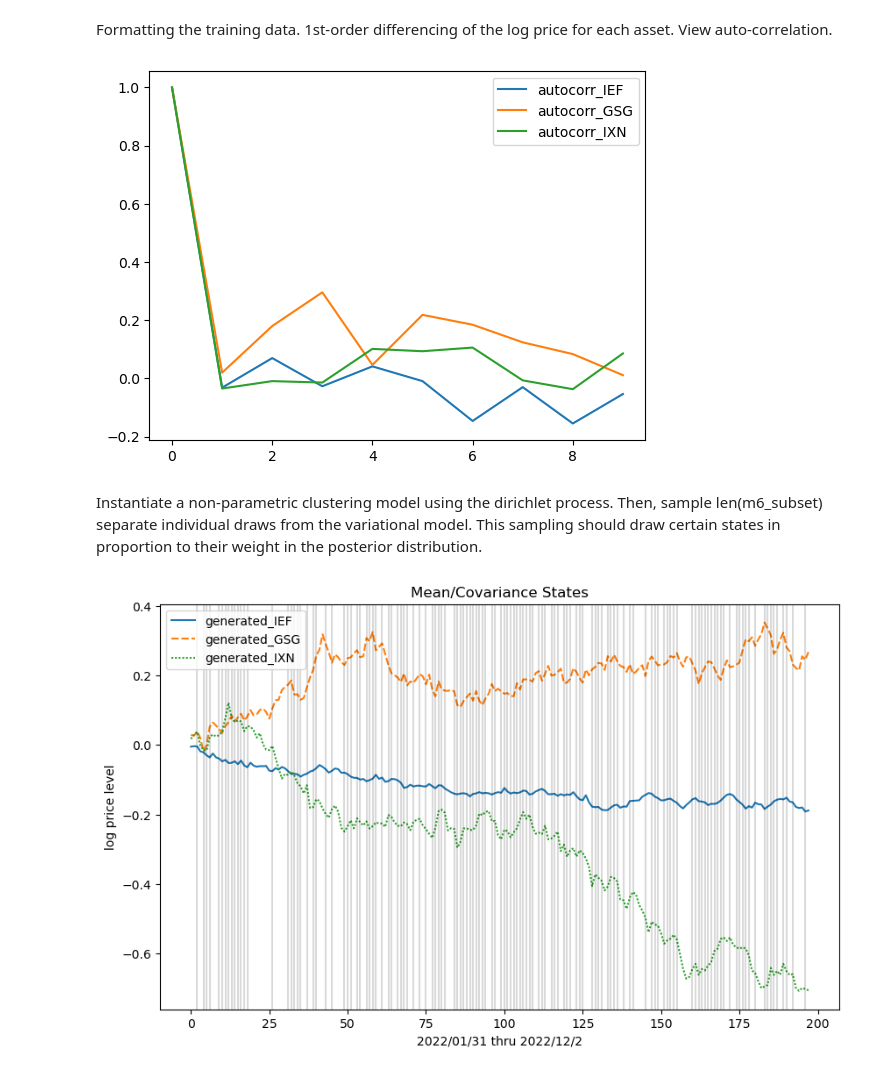
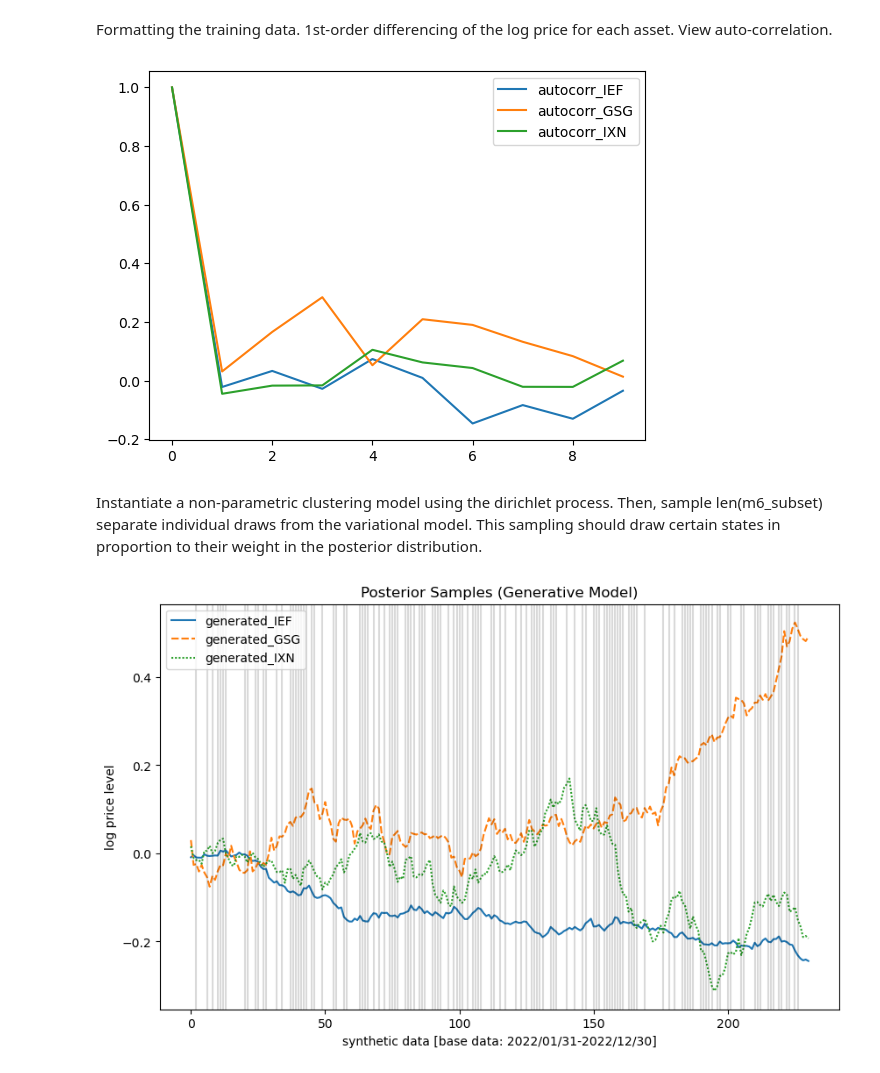
Before and after one commit to regimelab/notebooks, a Jupyter notebook: generative_model.ipynb, the cells around one changed output. Cells and saved outputs as stored; diff of their text form; code cells hidden in the pictures.

```diff
--- a/generative_model.ipynb
+++ b/generative_model.ipynb
@@ -45,7 +45,7 @@ num_components = 99
 # %% [markdown]
 Create the subset of assets.
 # %%
-m6 = pd.read_csv('./data/assets_m6.csv')
+m6 = pd.read_csv('./data/assets_m6_2022.csv')
 m6_assets = pd.DataFrame()
 
 for sym in assetlist:
@@ -67,7 +67,7 @@ sns.lineplot(data=decay_func(autocorr_df['decay_GSG'], range(0, 10)), label='aut
 sns.lineplot(data=decay_func(autocorr_df['decay_IXN'], range(0, 10)), label='autocorr_IXN')
 plt.show()
 # %% [output]
-[figure, old version]
+[figure, new version]
 # %% [markdown]
 Instantiate a non-parametric clustering model using the dirichlet process. Then, sample len(m6_subset) separate individual draws from the variational model. This sampling should draw certain states in proportion to their weight in the posterior distribution.
 # %%
@@ -97,18 +97,18 @@ for M in states:
 # %%
 fig,ax = plt.subplots(figsize=(10, 6
                               ))
 sns.lineplot(data=df.cumsum(), ax=ax)
 
 for M in range(len(states)):
   if states[M] == np.argmax(state_counts):
     ax.axvline(M, color='black', alpha=0.15)
 
-ax.set_title('Mean/Covariance States')
+ax.set_title('Posterior Samples (Generative Model)')
 ax.set_ylabel('log price level')
-ax.set_xlabel(f'2022/01/31 thru 2022/12/2')
+ax.set_xlabel(f'synthetic data [base data: 2022/01/31-2022/12/30]')
 plt.show()
 # %% [output]
-[figure, old version]
+[figure, new version]
 # %%
 print(dpgmm_model.means_[:10])
 # %% [output]
```
Also changed, not shown: parts of 1 cell of this notebook.
